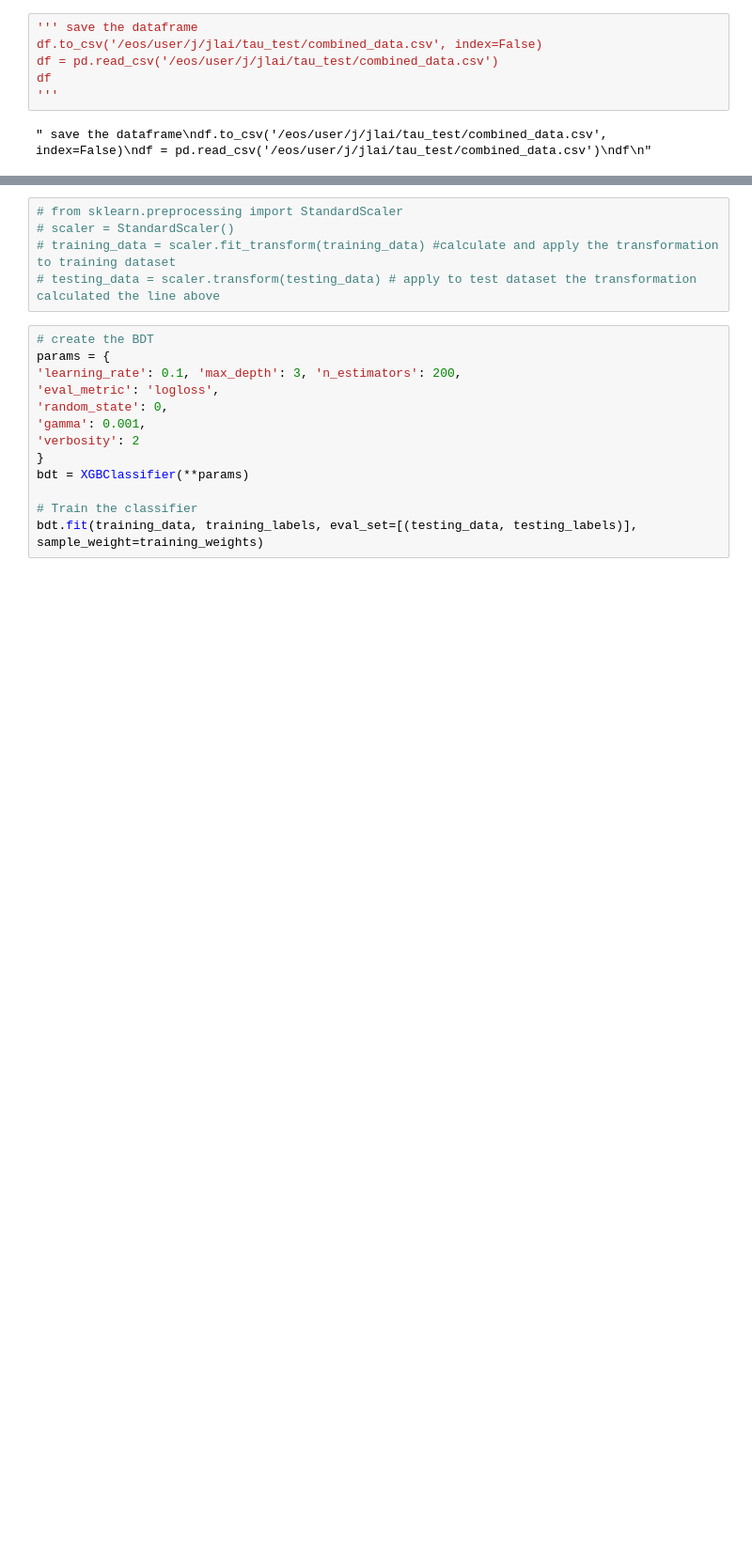
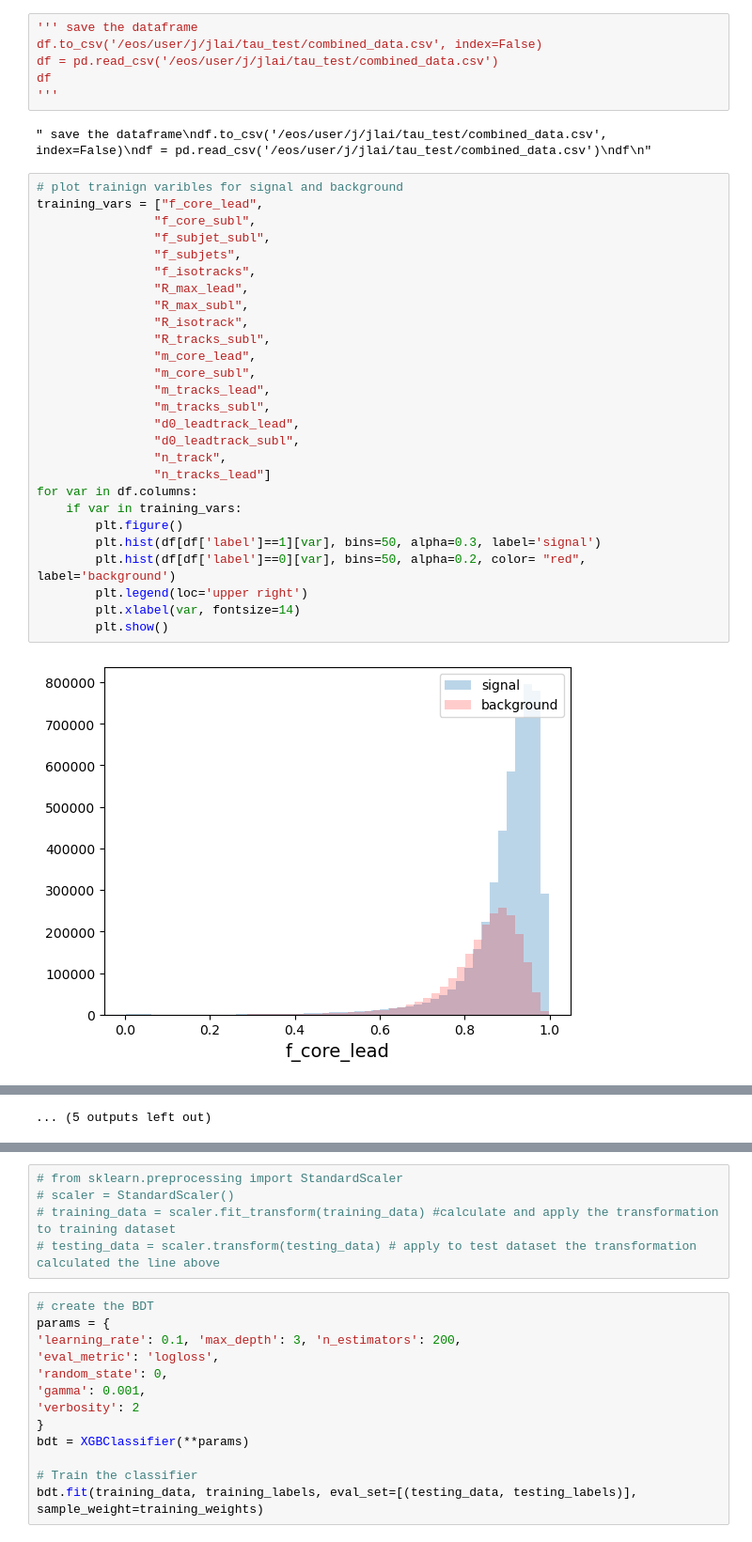
Before and after one commit to alig146/DiTau, a Jupyter notebook: run/bdt_v4_nb.ipynb, the cells around one changed output, grey strips where cells are left out. Shown at 94% size. Saved outputs shown, nothing was run; the diff lists cells and outputs as text; blank space fills up the shorter version.

```diff
--- a/run/bdt_v4_nb.ipynb
+++ b/run/bdt_v4_nb.ipynb
@@ -195,3 +158,32 @@ df
 '''
 # %% [output]
 " save the dataframe\ndf.to_csv('/eos/user/j/jlai/tau_test/combined_data.csv', index=False)\ndf = pd.read_csv('/eos/user/j/jlai/tau_test/combined_data.csv')\ndf\n"
+# %%
+# plot trainign varibles for signal and background
+training_vars = ["f_core_lead",
+                "f_core_subl",
+                "f_subjet_subl",
+                "f_subjets",
+                "f_isotracks",
+                "R_max_lead",
+                "R_max_subl",
+                "R_isotrack",
+                "R_tracks_subl",
+                "m_core_lead",
+                "m_core_subl",
+                "m_tracks_lead",
+                "m_tracks_subl",
+                "d0_leadtrack_lead",
+                "d0_leadtrack_subl",
+                "n_track",
+                "n_tracks_lead"]
+for var in df.columns:
+    if var in training_vars:
+        plt.figure()
+        plt.hist(df[df['label']==1][var], bins=50, alpha=0.3, label='signal')
+        plt.hist(df[df['label']==0][var], bins=50, alpha=0.2, color= "red", label='background')
+        plt.legend(loc='upper right')
+        plt.xlabel(var, fontsize=14)
+        plt.show()
+# %% [output]
+[figure, added]
@@ -197,0 +201 @@ df
+... (5 outputs left out)
```
Also changed, not shown: parts of 20 cells of this notebook, 25 other files.
